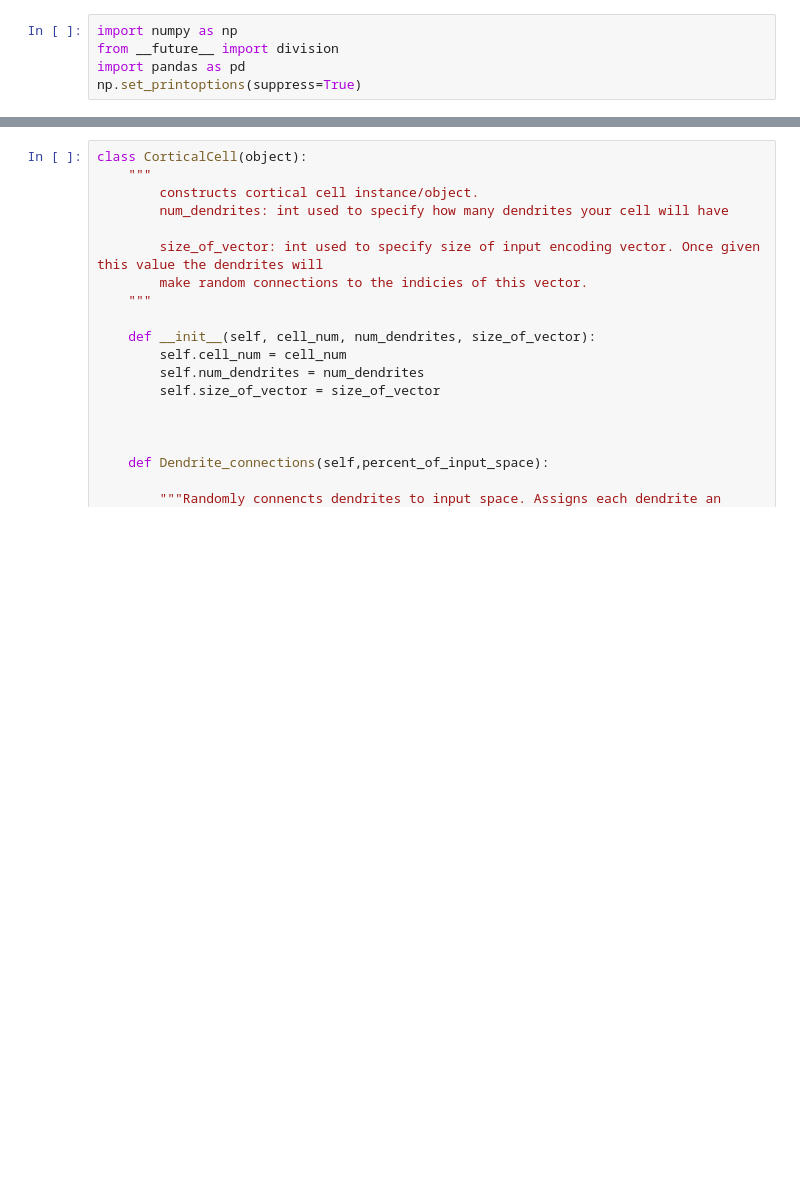
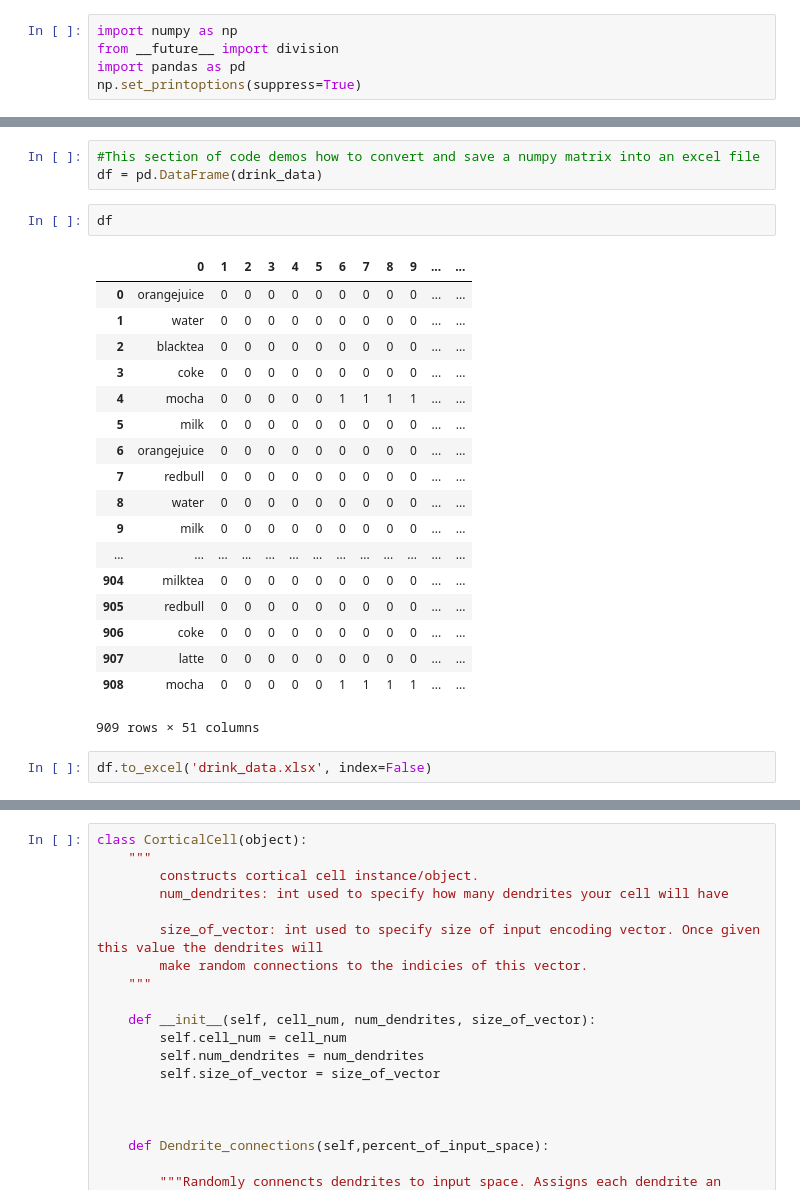
Before and after one commit to jokertango/HLA, a Jupyter notebook: HebbianLearningAlgorithm.ipynb, the cells around one changed output, grey strips where cells are left out. Drawn from its saved outputs; the diff is of its cells as text; blank space fills up the shorter version.

```diff
--- a/HebbianLearningAlgorithm.ipynb
+++ b/HebbianLearningAlgorithm.ipynb
@@ -5,0 +53,26 @@ np.set_printoptions(suppress=True)
+# %%
+#This section of code demos how to convert and save a numpy matrix into an excel file
+df = pd.DataFrame(drink_data)
+# %%
+df
+# %% [output]
+|  | 0 | 1 | 2 | 3 | 4 | 5 | 6 | 7 | 8 | 9 | ... | ... |
+| 0 | orangejuice | 0 | 0 | 0 | 0 | 0 | 0 | 0 | 0 | 0 | ... | ... |
+| 1 | water | 0 | 0 | 0 | 0 | 0 | 0 | 0 | 0 | 0 | ... | ... |
+| 2 | blacktea | 0 | 0 | 0 | 0 | 0 | 0 | 0 | 0 | 0 | ... | ... |
+| 3 | coke | 0 | 0 | 0 | 0 | 0 | 0 | 0 | 0 | 0 | ... | ... |
+| 4 | mocha | 0 | 0 | 0 | 0 | 0 | 1 | 1 | 1 | 1 | ... | ... |
+| 5 | milk | 0 | 0 | 0 | 0 | 0 | 0 | 0 | 0 | 0 | ... | ... |
+| 6 | orangejuice | 0 | 0 | 0 | 0 | 0 | 0 | 0 | 0 | 0 | ... | ... |
+| 7 | redbull | 0 | 0 | 0 | 0 | 0 | 0 | 0 | 0 | 0 | ... | ... |
+| 8 | water | 0 | 0 | 0 | 0 | 0 | 0 | 0 | 0 | 0 | ... | ... |
+| 9 | milk | 0 | 0 | 0 | 0 | 0 | 0 | 0 | 0 | 0 | ... | ... |
+| ... | ... | ... | ... | ... | ... | ... | ... | ... | ... | ... | ... | ... |
+| 904 | milktea | 0 | 0 | 0 | 0 | 0 | 0 | 0 | 0 | 0 | ... | ... |
+| 905 | redbull | 0 | 0 | 0 | 0 | 0 | 0 | 0 | 0 | 0 | ... | ... |
+| 906 | coke | 0 | 0 | 0 | 0 | 0 | 0 | 0 | 0 | 0 | ... | ... |
+| 907 | latte | 0 | 0 | 0 | 0 | 0 | 0 | 0 | 0 | 0 | ... | ... |
+| 908 | mocha | 0 | 0 | 0 | 0 | 0 | 1 | 1 | 1 | 1 | ... | ... |
+909 rows × 51 columns
+# %%
+df.to_excel('drink_data.xlsx', index=False)
```
Also changed, not shown: parts of 7 cells of this notebook, 2 other files.
